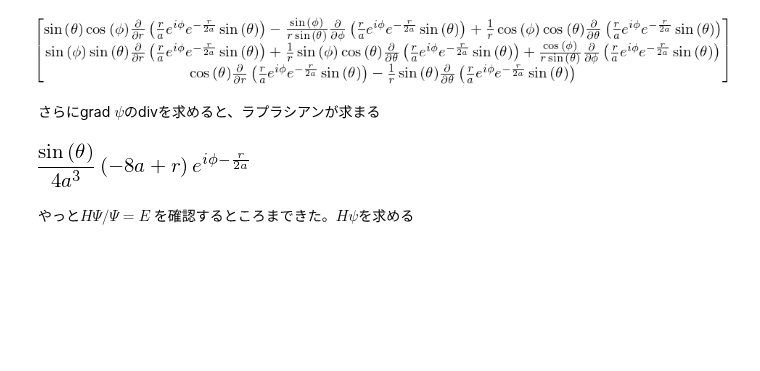
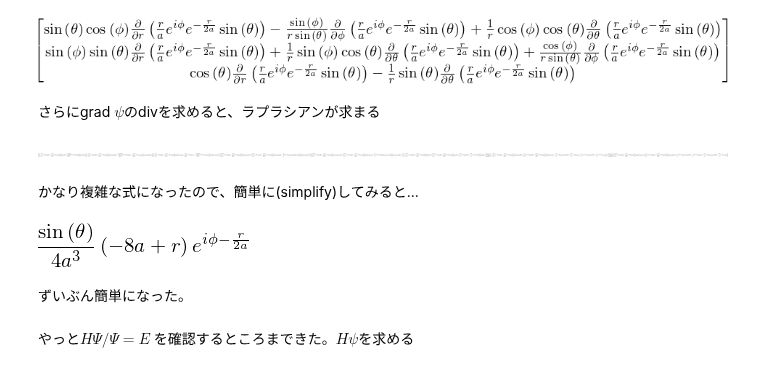
Before and after one commit to nakatamaho/quantumchemistry_notebook, a Jupyter notebook: HPsi=Epsi_hydrogen.ipynb, the cells around one changed output. Saved outputs shown, nothing was run; the diff lists cells and outputs as text; code cells hidden in the pictures; blank space fills up the shorter version.

```diff
--- a/HPsi=Epsi_hydrogen.ipynb
+++ b/HPsi=Epsi_hydrogen.ipynb
@@ -78,10 +78,18 @@ gradψ
 # %% [markdown]
 さらにgrad $\psi$のdivを求めると、ラプラシアンが求まる
 # %%
-L2ψ=simplify(sum([ (InvJ * Matrix(3,1,[ Derivative(gradψ[i],e) for e in rtp ]).doit())[i] for i in range(3) ]))
+L2ψ=sum([ (InvJ * Matrix(3,1,[ Derivative(gradψ[i],e) for e in rtp ]).doit())[i] for i in range(3) ])
 L2ψ
 # %% [output]
-[figure, old version]
+[figure, new version]
+# %% [markdown]
+かなり複雑な式になったので、簡単に(simplify)してみると...
+# %%
+simplify(L2ψ)
+# %% [output]
+[figure, added]
+# %% [markdown]
+ずいぶん簡単になった。
 # %% [markdown]
 やっと$H\Psi / \Psi = E$ を確認するところまできた。$H\psi$を求める
 # %%
```
